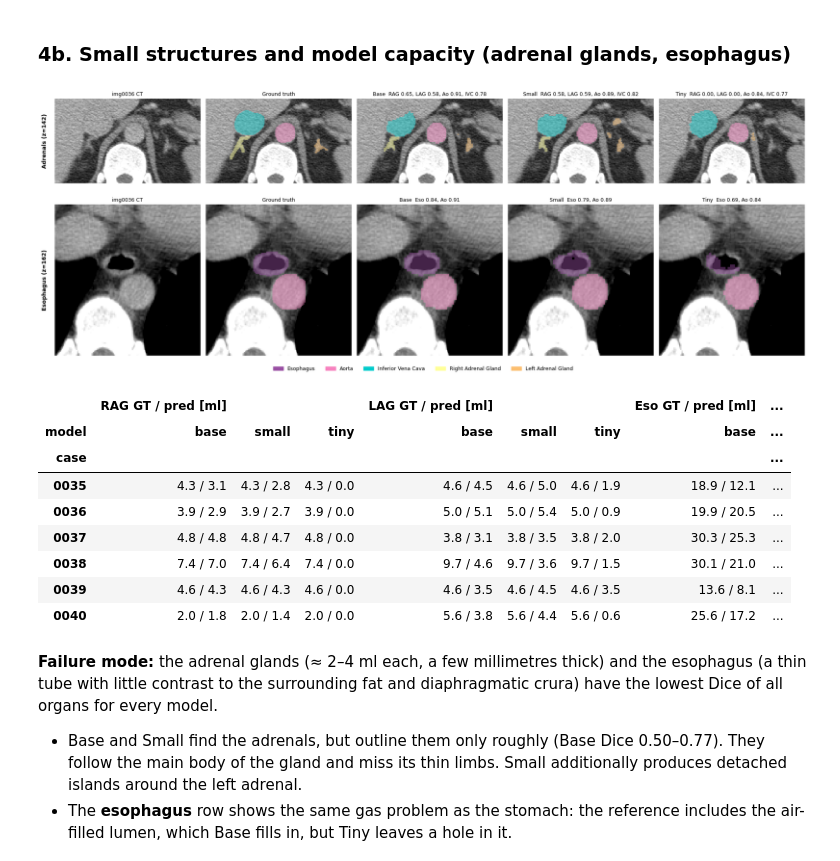
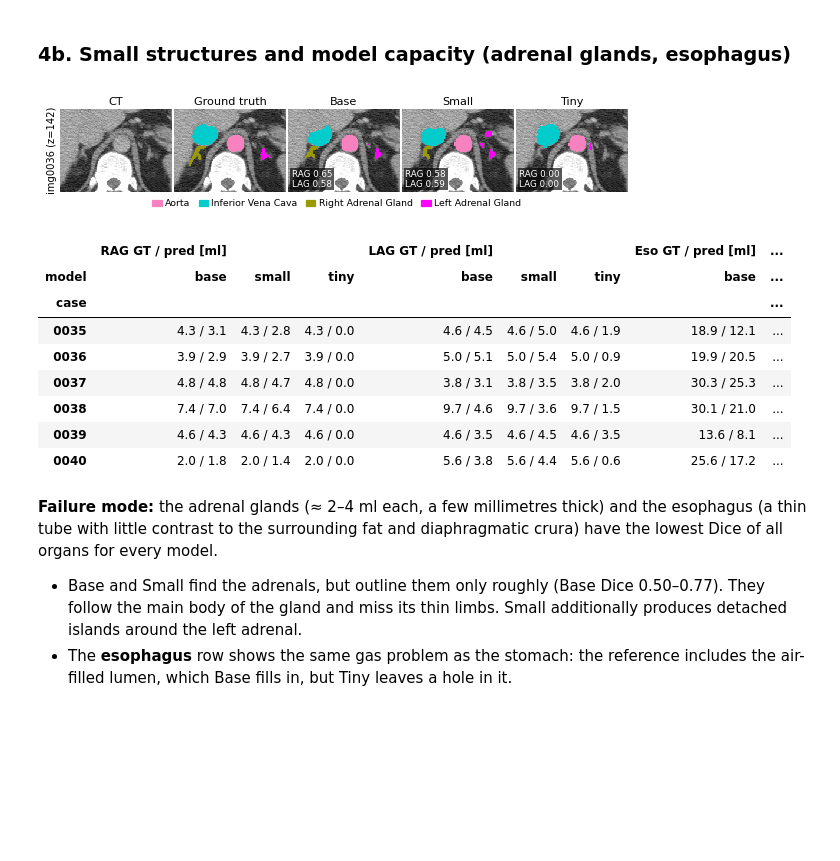
Before and after one commit to Tob1n8tor/FoundationsAIMB_Mini-Project_Segmentation, a Jupyter notebook: notebooks/04_visual_inspection.ipynb, the cells around one changed output. Drawn from its saved outputs; the diff is of its cells as text; code cells hidden in the pictures; blank space fills up the shorter version.

```diff
--- a/notebooks/04_visual_inspection.ipynb
+++ b/notebooks/04_visual_inspection.ipynb
@@ -69,17 +68,7 @@ img0036 Pancreas   recomputed=0.7966  csv=0.7966
 
 Base model: best case img0039 (0.838), worst case img0035 (0.770)
 # %%
-fig, axes = plt.subplots(1, 3, figsize=(20, 4.2), sharey=True)
-for ax, m in zip(axes, MODELS):
-    mat = dice_tables[m][ORGANS].values
-    im = ax.imshow(mat, cmap="RdYlGn", vmin=0, vmax=1, aspect="auto")
-    for i in range(mat.shape[0]):
-        for j in range(mat.shape[1]):
-            ax.text(j, i, f"{mat[i, j]:.2f}", ha="center", va="center", fontsize=7)
-    ax.set_xticks(range(13), [SHORT_NAMES[k] for k in BTCV_ORGANS], fontsize=8)
-    ax.set_yticks(range(len(CASES)), [f"img{c}" for c in CASES])
-    ax.set_title(f"{MODEL_CONFIGS[m]['name']}  (mean {dice_tables[m]['mean_dice'].mean():.3f})")
-fig.colorbar(im, ax=axes, shrink=0.8, label="Dice")
-save(fig, "dice_heatmap")
-plt.show()
+for m in MODELS:
+    print(f"{MODEL_CONFIGS[m]['name']}: mean Dice {dice_tables[m]['mean_dice'].mean():.3f}")
+    display(dice_tables[m][ORGANS + ["mean_dice"]].rename(index=lambda c: f"img{c}").astype(float).round(2))
 # %% [output]
@@ -280,31 +265,33 @@ the thin wall and fluid level next to the gas. The reference annotators labelled
 # %% [markdown]
 ### 4b. Small structures and model capacity (adrenal glands, esophagus)
 # %%
-fig, axes = plt.subplots(2, 5, figsize=(21, 8.6))
 case_id = "0036"
 ct, gt, _, sp = load_case(case_id, "base")
+preds = {m: load_case(case_id, m)[2] for m in MODELS}
+organs, focus = [12, 13, 8, 9], [12, 13]  # adrenals, with aorta and IVC as landmarks
 z = pick_slice(gt, gt, organ=12)
-box = crop_box(axial(gt, z) == 12, axial(gt, z) == 13, axial(gt, z) == 8, margin=35)
-plot_model_comparison(case_id, z, organs=[12, 13, 8, 9], crop=box, axes=axes[0])
-axes[0, 0].text(-0.05, 0.5, f"Adrenals (z={z})", transform=axes[0, 0].transAxes, rotation=90, va="center", ha="right", fontsize=11, fontweight="bold")
-z = pick_slice(gt, gt, organ=5)
-box = crop_box(axial(gt, z) == 5, axial(gt, z) == 8, margin=40)
-plot_model_comparison(case_id, z, organs=[5, 8], crop=box, axes=axes[1])
-axes[1, 0].text(-0.05, 0.5, f"Esophagus (z={z})", transform=axes[1, 0].transAxes, rotation=90, va="center", ha="right", fontsize=11, fontweight="bold")
-fig.legend(handles=organ_legend_handles([5, 8, 9, 12, 13]), loc="lower center", ncol=5, fontsize=10, frameon=False)
-fig.tight_layout(rect=(0, 0.04, 1, 1))
-save(fig, "error_small_structures")
+box = expand_to_aspect(crop_box(*(axial(gt, z) == o for o in (12, 13, 8)), margin=25), 0.75, axial(gt, z).shape)
+sel = lambda a: np.where(np.isin(a, organs), a, 0)  # noqa: E731
+c2, g2, _, px = prepare_slice(ct, sel(gt), None, sp, z, crop=box)
+panels = [("ct", None, None), ("labels", g2, None)]
+for m in MODELS:  # per-case 3-D Dice of the adrenals in the panel corner
+    p2 = prepare_slice(ct, sel(preds[m]), None, sp, z, crop=box)[1]
+    panels.append(("labels", p2, "\n".join(f"{SHORT_NAMES[o]} {dice(preds[m] == o, gt == o):.2f}" for o in focus)))
+rows = [dict(label=f"img{case_id} (z={z})", ct=c2, px=px, panels=panels)]
+fig = plot_panel_grid(rows, ["CT", "Ground truth"] + [MODEL_CONFIGS[m]["name"].split()[-1] for m in MODELS],
+                      legend_organs=[8, 9, 12, 13], error_legend=False, legend_ncol=4)
+fig.savefig(FIGURES_DIR / "task4_error_small_structures.png", dpi=300)
 plt.show()
 
 vol = []
 for m in MODELS:
     for case_id in CASES:
         _, gt, p, sp = load_case(case_id, m)
         vol.append({"model": m, "case": case_id,
                     **{f"{SHORT_NAMES[k]} GT / pred [ml]": f"{(gt == k).sum() * np.prod(sp) / 1e3:.1f} / {(p == k).sum() * np.prod(sp) / 1e3:.1f}" for k in (12, 13, 5)}})
 pd.DataFrame(vol).pivot(index="case", columns="model")
 # %% [output]
-[figure, old version]
+[figure, new version]
 |  | RAG GT / pred [ml] |  |  | LAG GT / pred [ml] |  |  | Eso GT / pred [ml] | ... |
 | model | base | small | tiny | base | small | tiny | base | ... |
 | case |  |  |  |  |  |  |  | ... |
```
Also changed, not shown: parts of 9 cells of this notebook, 12 other files.
